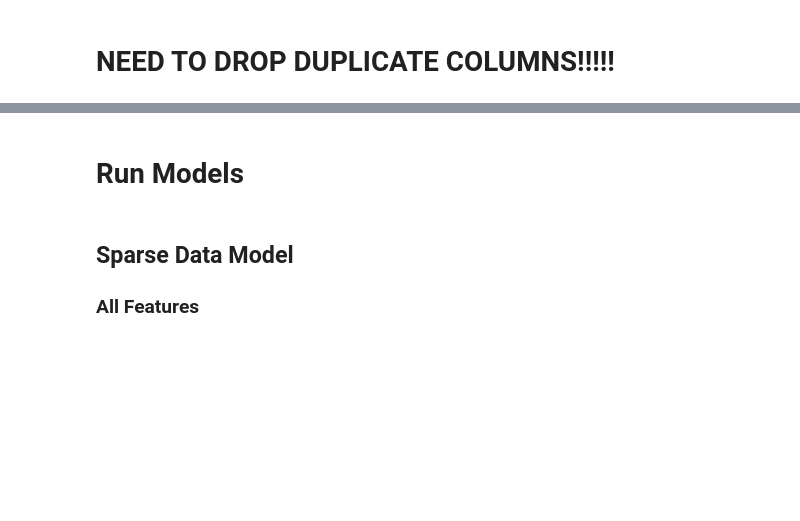
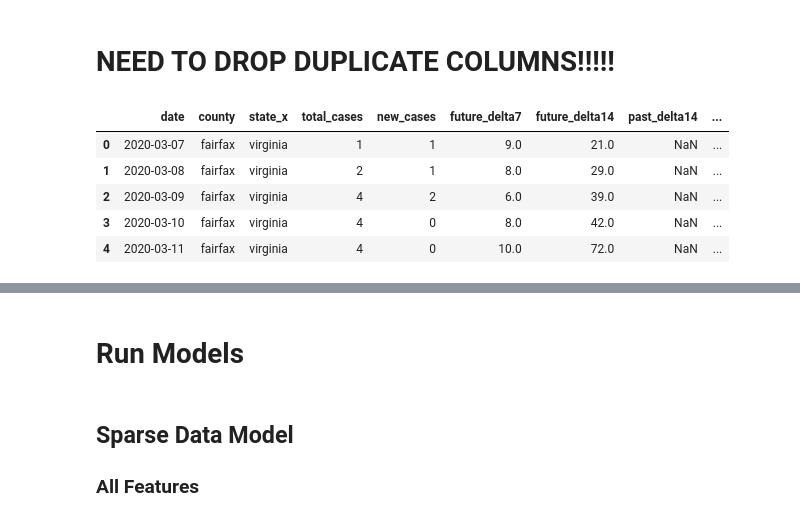
Before and after one commit to ktonge/Covid-and-Weather-Machine-Learning, a Jupyter notebook: models/MLR_model_2.ipynb, the cells around one changed output, grey strips where cells are left out. Drawn from its saved outputs; the diff is of its cells as text; code cells hidden in the pictures; blank space fills up the shorter version.

Commit message:
MLR model 2 running just from csv data

```diff
--- a/models/MLR_model_2.ipynb
+++ b/models/MLR_model_2.ipynb
@@ -40,8 +33,9 @@ sparse_covid_df.head()
 #####################################################################
 
 # Read CSV data and verify
-# sparse_covid_df = pd.read_csv('../data/covid/sparse_county_covid.csv',index_col=0)
-# dense_covid_df = pd.read_csv('../data/covid/dense_county_covid.csv',index_col=0)
-# weather_df = pd.read_csv('../data/weather/county_weather.csv',index_col=0)
+sparse_covid_df = pd.read_csv('../data/covid/sparse_county_covid.csv',index_col=0)
+dense_covid_df = pd.read_csv('../data/covid/dense_county_covid.csv',index_col=0)
+weather_df = pd.read_csv('../data/weather/county_weather.csv',index_col=0)
+county_df = pd.read_csv('../data/county_pop/county_pop.csv',index_col=0)
 # %% [markdown]
 # Transform Data
@@ -160,6 +92,13 @@ dense_weather_covid_df = dense_covid_df.merge(dense_weather_df,on=['date','count
 # NEED TO DROP DUPLICATE COLUMNS!!!!!
 # %%
 # Verify Sparse Data
-sparse_weather_df.head()
+sparse_weather_covid_df.head()
+# %% [output]
+|  | date | county | state_x | total_cases | new_cases | future_delta7 | future_delta14 | past_delta14 | ... |
+| 0 | 2020-03-07 | fairfax | virginia | 1 | 1 | 9.0 | 21.0 | NaN | ... |
+| 1 | 2020-03-08 | fairfax | virginia | 2 | 1 | 8.0 | 29.0 | NaN | ... |
+| 2 | 2020-03-09 | fairfax | virginia | 4 | 2 | 6.0 | 39.0 | NaN | ... |
+| 3 | 2020-03-10 | fairfax | virginia | 4 | 0 | 8.0 | 42.0 | NaN | ... |
+| 4 | 2020-03-11 | fairfax | virginia | 4 | 0 | 10.0 | 72.0 | NaN | ... |
 # %%
 # Verify Dense Data
```
Also changed, not shown: parts of 26 cells of this notebook, 1 other file.
